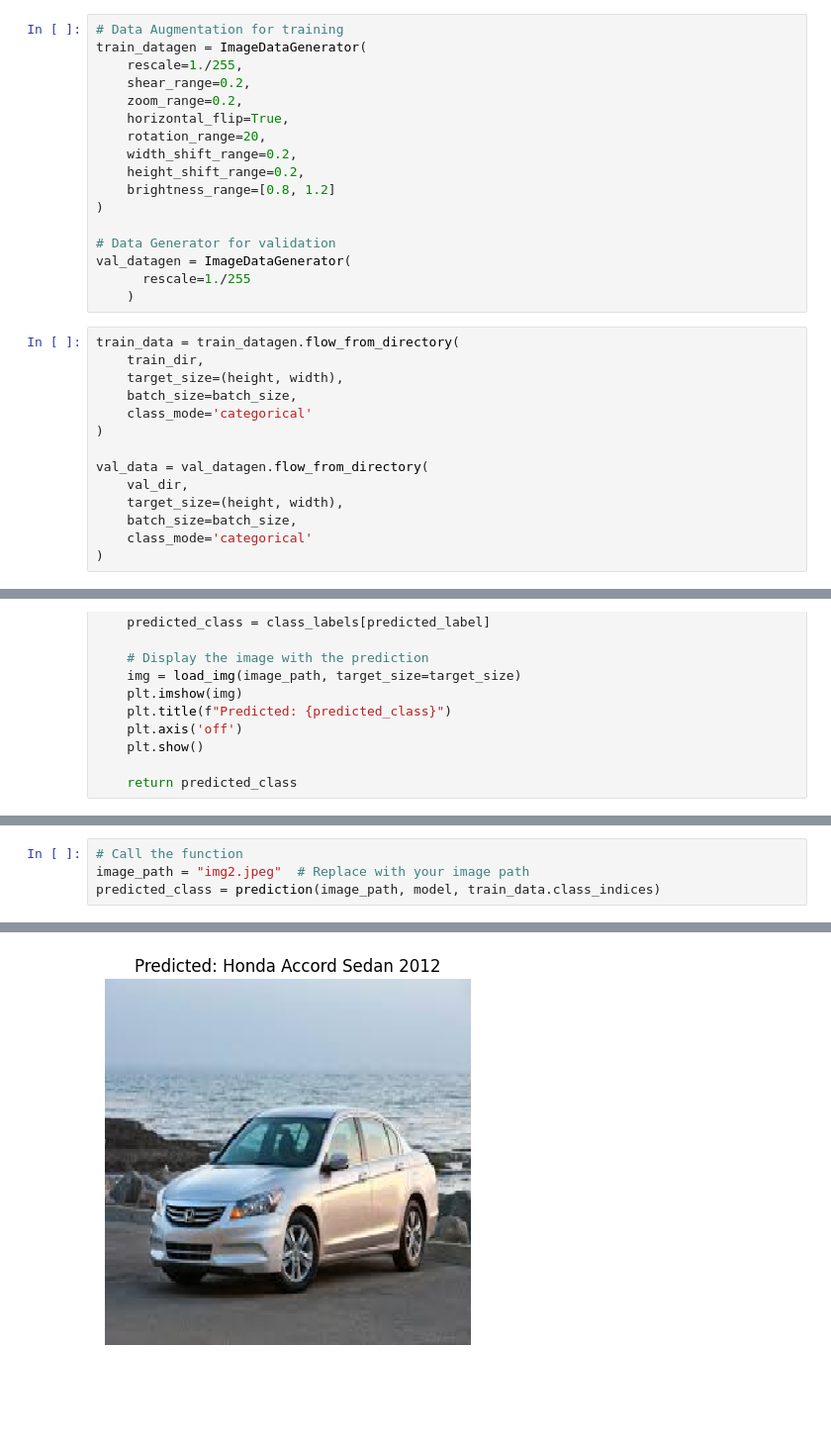
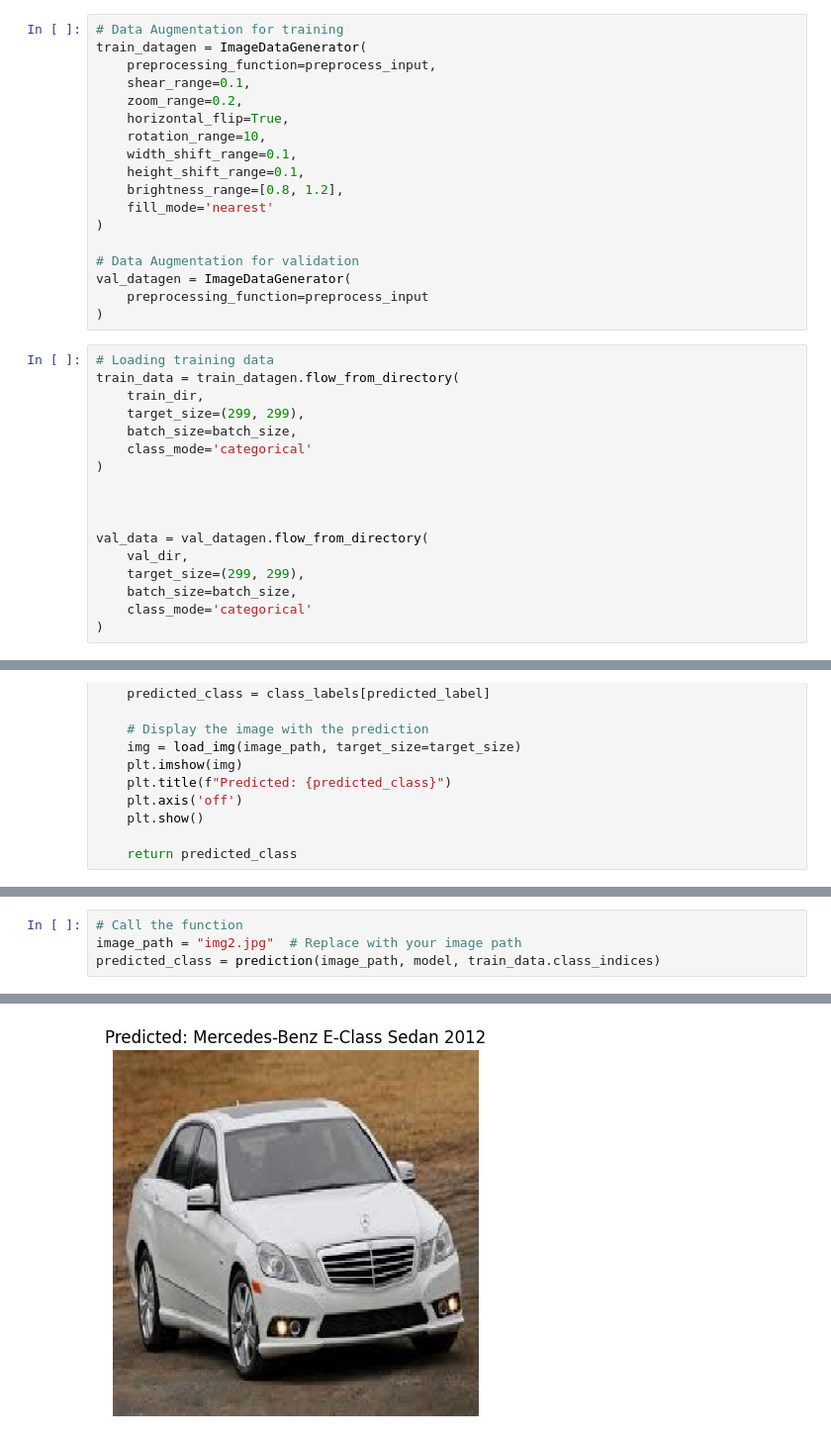
Before and after one commit to mohamedhanfi/Car-Type-Classification, a Jupyter notebook: Xception.ipynb, the cells around one changed output, grey strips where cells are left out. Shown at 99% size. Saved outputs shown, nothing was run; the diff lists cells and outputs as text; blank space fills up the shorter version.

```diff
--- a/Xception.ipynb
+++ b/Xception.ipynb
@@ -52,31 +54,35 @@ val_dir = '/content/car_data/car_data/car_data/test'
 # %%
 # Data Augmentation for training
 train_datagen = ImageDataGenerator(
-    rescale=1./255,
-    shear_range=0.2,
+    preprocessing_function=preprocess_input,
+    shear_range=0.1,
     zoom_range=0.2,
     horizontal_flip=True,
-    rotation_range=20,
-    width_shift_range=0.2,
-    height_shift_range=0.2,
-    brightness_range=[0.8, 1.2]
+    rotation_range=10,
+    width_shift_range=0.1,
+    height_shift_range=0.1,
+    brightness_range=[0.8, 1.2],
+    fill_mode='nearest'
 )
 
-# Data Generator for validation
+# Data Augmentation for validation
 val_datagen = ImageDataGenerator(
-      rescale=1./255
-    )
+    preprocessing_function=preprocess_input
+)
 # %%
+# Loading training data
 train_data = train_datagen.flow_from_directory(
     train_dir,
-    target_size=(height, width),
+    target_size=(299, 299),
     batch_size=batch_size,
     class_mode='categorical'
 )
 
+
+
 val_data = val_datagen.flow_from_directory(
     val_dir,
-    target_size=(height, width),
+    target_size=(299, 299),
     batch_size=batch_size,
     class_mode='categorical'
 )
@@ -366,6 +372,6 @@ predicted_class = prediction(image_path, model, train_data.class_indices)
 [figure]
 # %%
 # Call the function
-image_path = "img2.jpeg"  # Replace with your image path
+image_path = "img2.jpg"  # Replace with your image path
 predicted_class = prediction(image_path, model, train_data.class_indices)
 # %% [output]
@@ -373,3 +379,3 @@ predicted_class = prediction(image_path, model, train_data.class_indices)
-[figure, old version]
+[figure, new version]
 # %%
 # Call the function
```
Also changed, not shown: parts of 12 cells of this notebook.
